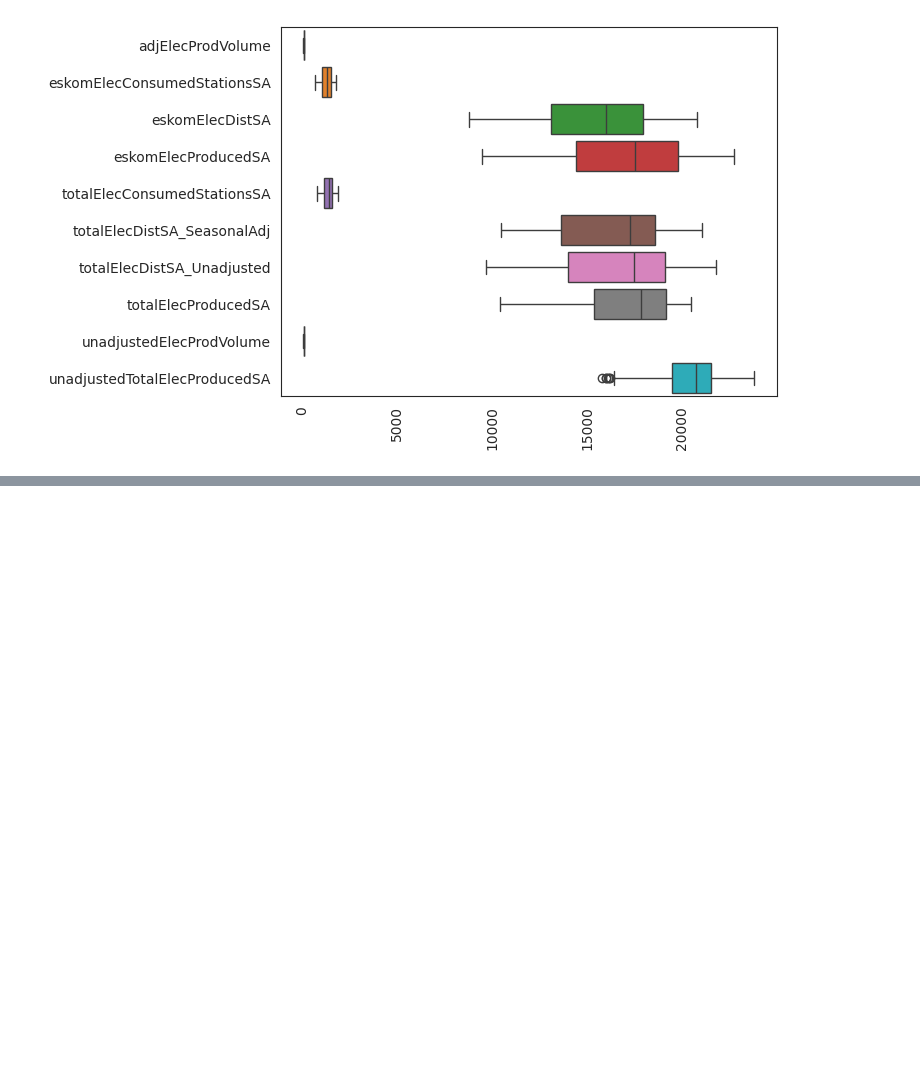
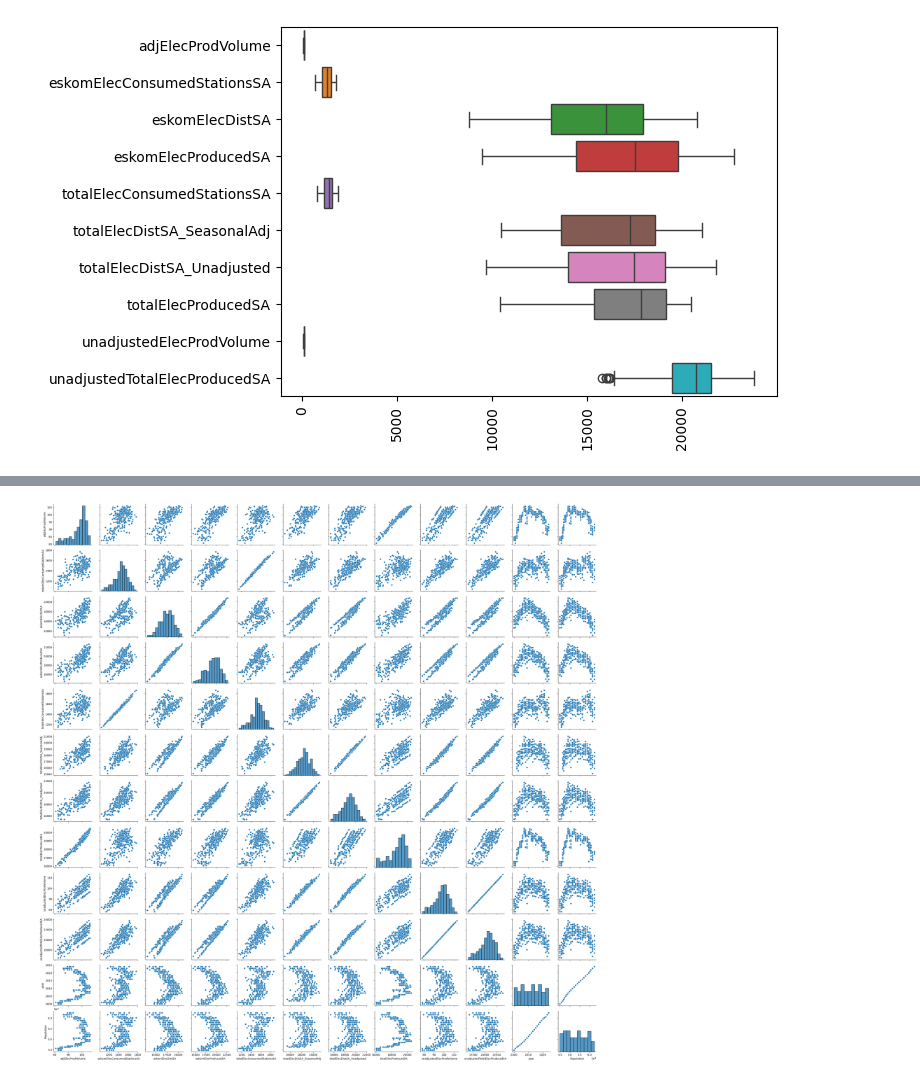
Before and after one commit to MbuyiseloNtando/Electricity-Generated-and-Available-for-Distribution-1985-2024, a Jupyter notebook: Untitled44.ipynb, the cells around one changed output, grey strips where cells are left out. Cells and saved outputs as stored; diff of their text form; code cells hidden in the pictures; blank space fills up the shorter version.

```diff
--- a/Untitled44.ipynb
+++ b/Untitled44.ipynb
@@ -234,0 +252,3 @@ data['quarter'].value_counts()
+# %%
+final_data = data.drop(columns = ['Date', 'quarter'])
+final_data.head()
@@ -234,0 +262,4 @@ data['quarter'].value_counts()
+# %%
+sns.pairplot(final_data);
+# %% [output]
+[figure, added]
```
Also changed, not shown: parts of 18 cells of this notebook.
